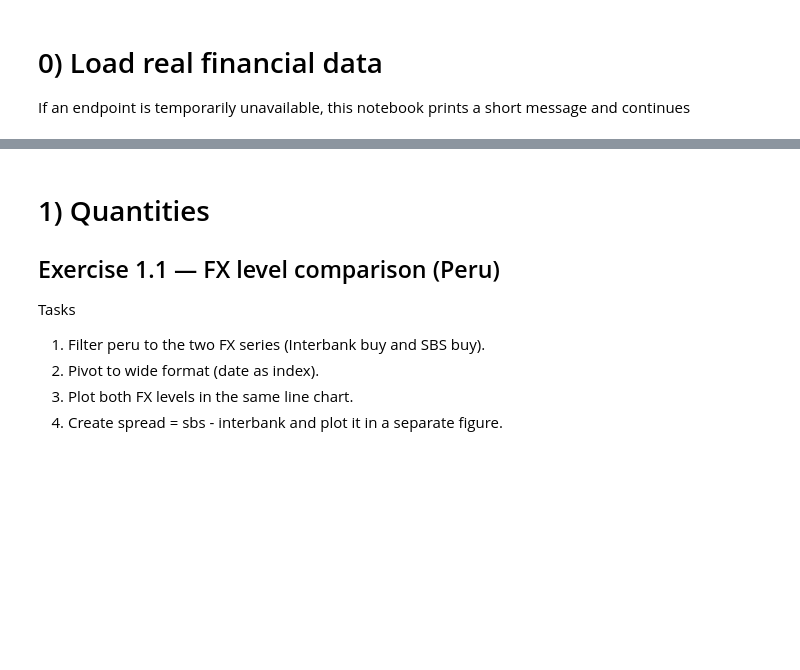
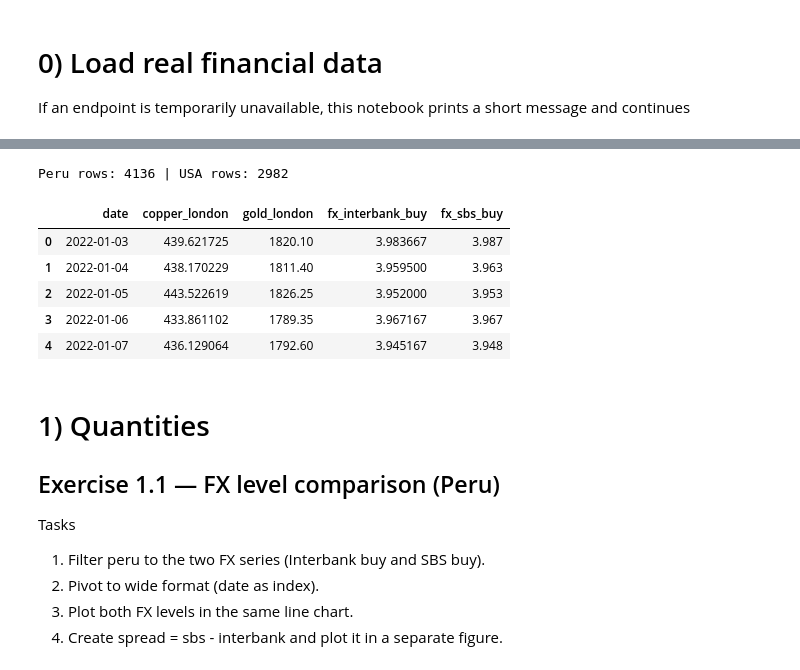
Before and after one commit to anzonyquispe/Python-for-Finance, a Jupyter notebook: homeworks/Assignment_3/group_9_ass_3_2026_folder/group_9_ass_3_2026_p1p2.ipynb, the cells around one changed output, grey strips where cells are left out. Cells and saved outputs as stored; diff of their text form; code cells hidden in the pictures; blank space fills up the shorter version.

```diff
--- a/homeworks/Assignment_3/group_9_ass_3_2026_folder/group_9_ass_3_2026_p1p2.ipynb
+++ b/homeworks/Assignment_3/group_9_ass_3_2026_folder/group_9_ass_3_2026_p1p2.ipynb
@@ -1351,3 +1314,48 @@ peru_wide.head()
+# %%
+START_D = "2022-01-01"
+END_D   = "2025-12-18"
+
+peru = bcrp_series_csv(
+    series_codes=["PD04637PD", "PD04639PD", "PD04704XD", "PD04701XD"],
+    start=START_D,
+    end=END_D,
+    lang="ing"
+)
+
+usa = yfinance_download(["SPY", "TLT", "GLD"], start=START_D, end=END_D)
+
+print("Peru rows:", peru.shape[0], "| USA rows:", usa.shape[0])
+
+# show in English (wide + renamed)
+peru_wide = (
+    peru.pivot_table(index="date", columns="series_name", values="value", aggfunc="last")
+        .reset_index()
+        .sort_values("date")
+)
+peru_wide.columns.name = None
+
+rename_map = {}
+for c in peru_wide.columns:
+    cl = str(c).lower()
+    if "interbanc" in cl and ("tipo de cambio" in cl or "tc" in cl or "exchange" in cl):
+        rename_map[c] = "fx_interbank_buy"
+    elif "sbs" in cl and ("tipo de cambio" in cl or "tc" in cl or "exchange" in cl):
+        rename_map[c] = "fx_sbs_buy"
+    elif "oro" in cl or "gold" in cl:
+        rename_map[c] = "gold_london"
+    elif "cobre" in cl or "copper" in cl:
+        rename_map[c] = "copper_london"
+
+peru_wide = peru_wide.rename(columns=rename_map)
+peru_wide.head()
+# %% [output]
+Peru rows: 4136 | USA rows: 2982
+|  | date | copper_london | gold_london | fx_interbank_buy | fx_sbs_buy |
+| 0 | 2022-01-03 | 439.621725 | 1820.10 | 3.983667 | 3.987 |
+| 1 | 2022-01-04 | 438.170229 | 1811.40 | 3.959500 | 3.963 |
+| 2 | 2022-01-05 | 443.522619 | 1826.25 | 3.952000 | 3.953 |
+| 3 | 2022-01-06 | 433.861102 | 1789.35 | 3.967167 | 3.967 |
+| 4 | 2022-01-07 | 436.129064 | 1792.60 | 3.945167 | 3.948 |
 # %% [markdown]
 # 1) Quantities
 ## Exercise 1.1 — FX level comparison (Peru)
```
Also changed, not shown: parts of 26 cells of this notebook, 2 other files.
